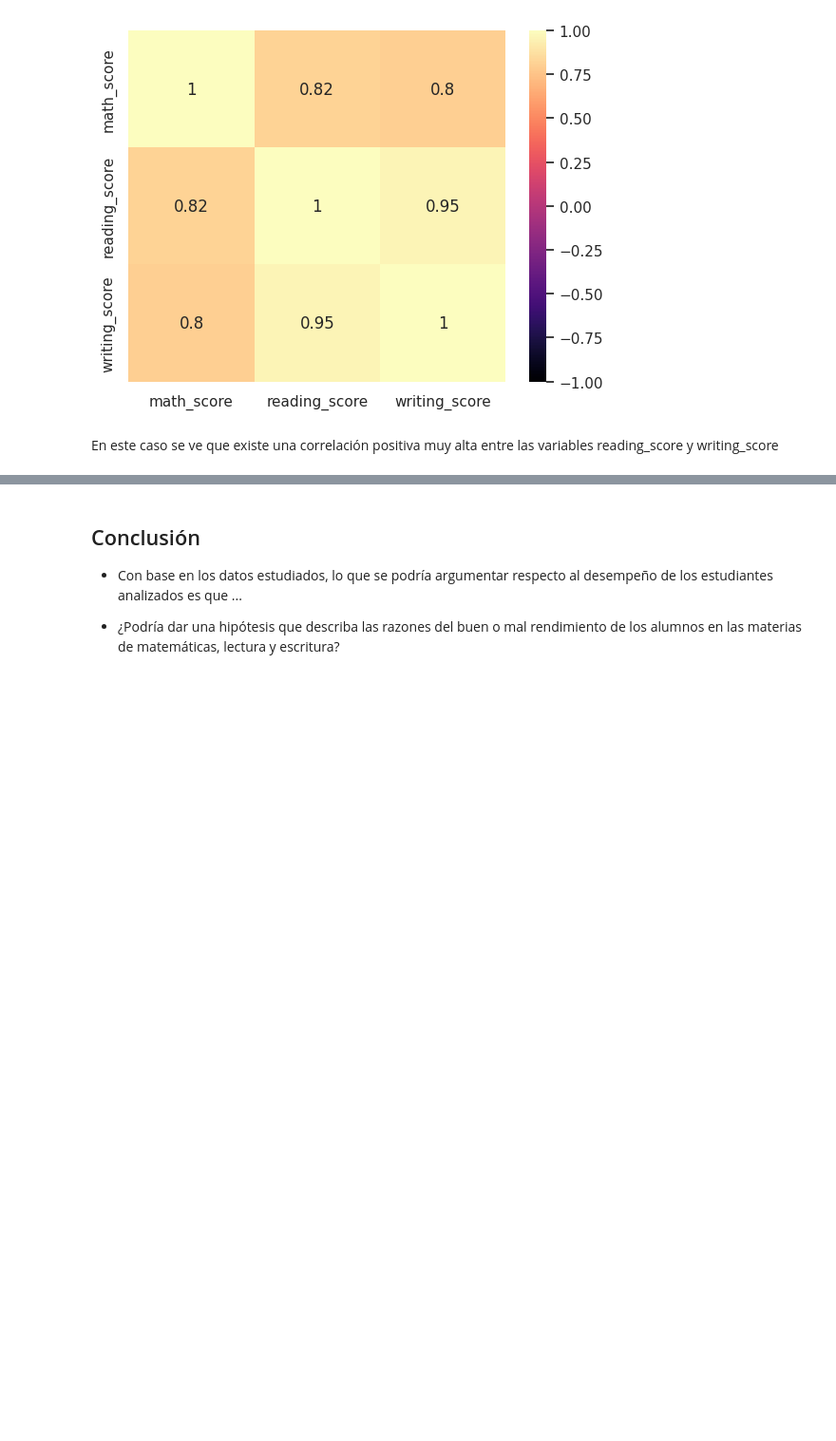
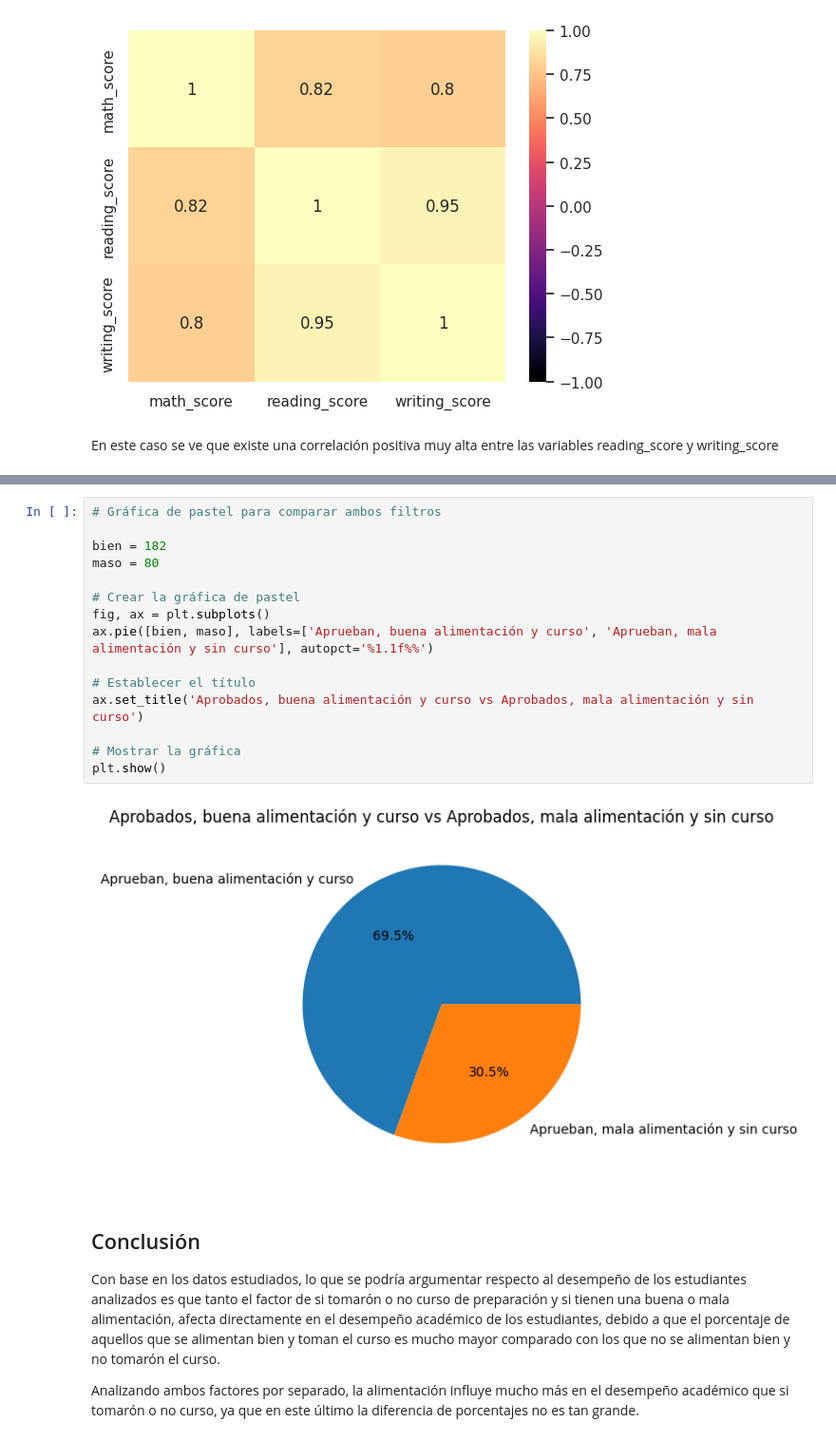
Before and after one commit to MonicaGonzalez30/CienciaDatosLasChicasSuperpoderosas, a Jupyter notebook: Proyectos/Unidad1/EDA/EDA_StudentsPerformance.ipynb, the cells around one changed output, grey strips where cells are left out. Shown at 95% size. Drawn from its saved outputs; the diff is of its cells as text; blank space fills up the shorter version.

```diff
--- a/Proyectos/Unidad1/EDA/EDA_StudentsPerformance.ipynb
+++ b/Proyectos/Unidad1/EDA/EDA_StudentsPerformance.ipynb
@@ -386,7 +649,24 @@ En este caso se ve que existe una correlación positiva muy alta entre las varia
+# %%
+# Gráfica de pastel para comparar ambos filtros
+
+bien = 182
+maso = 80
+
+# Crear la gráfica de pastel
+fig, ax = plt.subplots()
+ax.pie([bien, maso], labels=['Aprueban, buena alimentación y curso', 'Aprueban, mala alimentación y sin curso'], autopct='%1.1f%%')
+
+# Establecer el título
+ax.set_title('Aprobados, buena alimentación y curso vs Aprobados, mala alimentación y sin curso')
+
+# Mostrar la gráfica
+plt.show()
+# %% [output]
+[figure, added]
 # %% [markdown]
 ## Conclusión
 
- - Con base en los datos estudiados, lo que se podría argumentar respecto al desempeño de los estudiantes analizados es que ...
+Con base en los datos estudiados, lo que se podría argumentar respecto al desempeño de los estudiantes analizados es que tanto el factor de si tomarón o no curso de preparación y si tienen una buena o mala alimentación, afecta directamente en el desempeño académico de los estudiantes, debido a que el porcentaje de aquellos que se alimentan bien y toman el curso es mucho mayor comparado con los que no se alimentan bien y no tomarón el curso.
 
- - ¿Podría dar una hipótesis que describa las razones del buen o mal rendimiento de los alumnos en las materias de matemáticas, lectura y escritura?
+Analizando ambos factores por separado, la alimentación influye mucho más en el desempeño académico que si tomarón o no curso, ya que en este último la diferencia de porcentajes no es tan grande.
 # %% [markdown]
```
Also changed, not shown: parts of 22 cells of this notebook, 1 other file.
